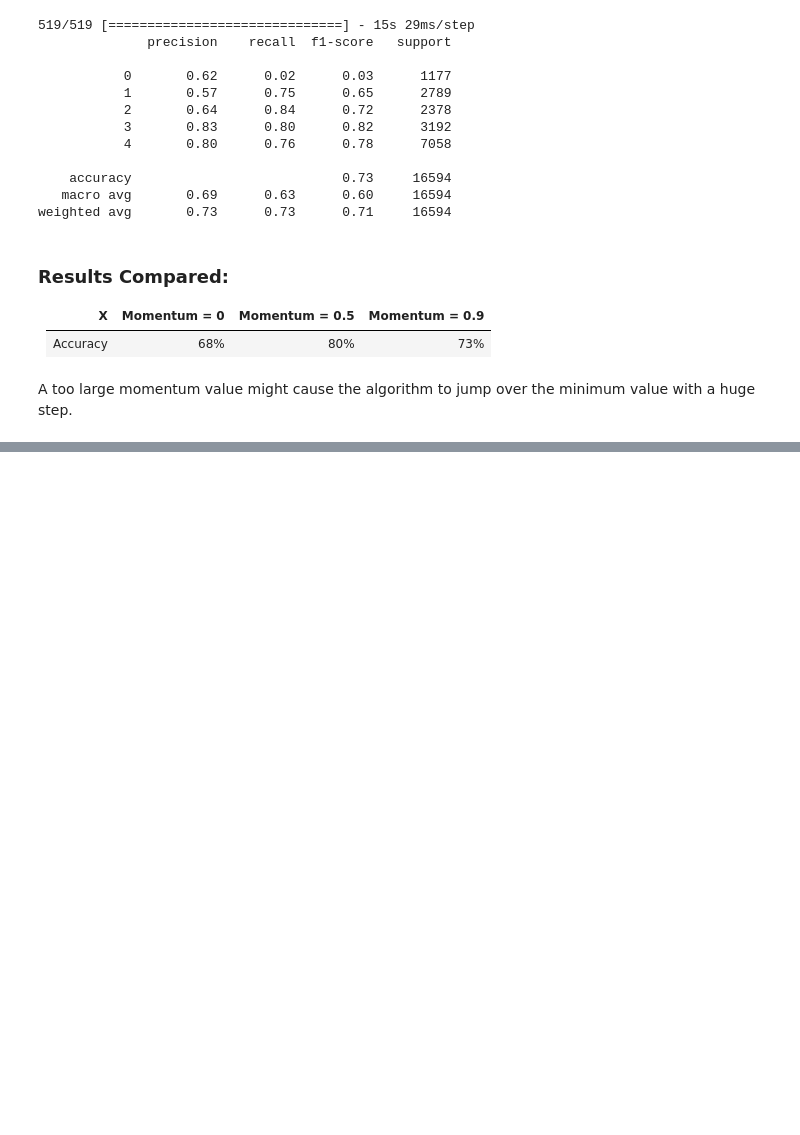
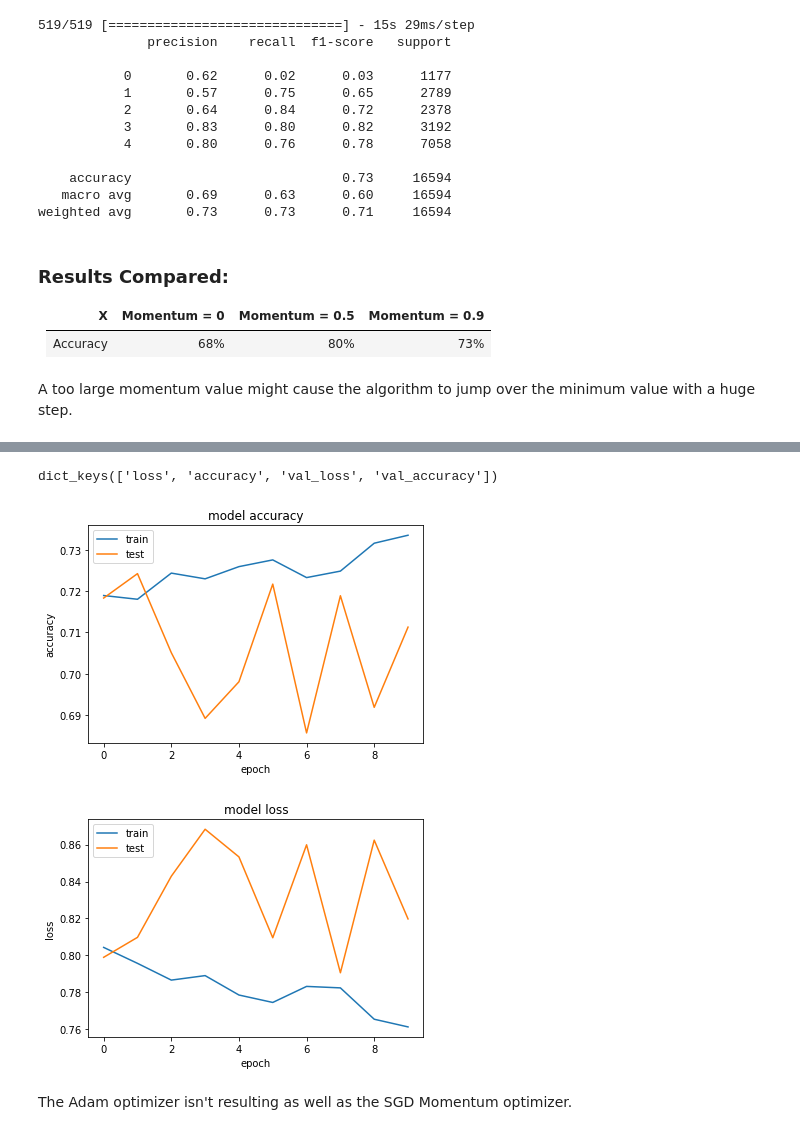
Before and after one commit to daneshvar-amrollahi/UTKFace-Classification, a Jupyter notebook: AI_CA5_P2.ipynb, the cells around one changed output, grey strips where cells are left out. Saved outputs shown, nothing was run; the diff lists cells and outputs as text; code cells hidden in the pictures; blank space fills up the shorter version.

Commit message:
Different optimizers compared

```diff
--- a/AI_CA5_P2.ipynb
+++ b/AI_CA5_P2.ipynb
@@ -393,0 +450,4 @@ A too large momentum value might cause the algorithm to jump over the minimum va
+# %%
+model.compile(optimizer = optimizers.Adam(), loss = "categorical_crossentropy", metrics = ["accuracy"])
+# %%
+history = model.fit(TrainData, validation_data = TestData, epochs = 10)
@@ -393,0 +475,27 @@ A too large momentum value might cause the algorithm to jump over the minimum va
+# %%
+
+print(history.history.keys())
+
+plt.plot(history.history['accuracy'])
+plt.plot(history.history['val_accuracy'])
+plt.title('model accuracy')
+plt.ylabel('accuracy')
+plt.xlabel('epoch')
+plt.legend(['train', 'test'], loc='upper left')
+plt.show()
+
+plt.plot(history.history['loss'])
+plt.plot(history.history['val_loss'])
+plt.title('model loss')
+plt.ylabel('loss')
+plt.xlabel('epoch')
+plt.legend(['train', 'test'], loc='upper left')
+plt.show()
+
+# Source: https://machinelearningmastery.com/display-deep-learning-model-training-history-in-keras/
+# %% [output]
+dict_keys(['loss', 'accuracy', 'val_loss', 'val_accuracy'])
+[figure, added]
+[figure, added]
+# %% [markdown]
+The Adam optimizer isn't resulting as well as the SGD Momentum optimizer.
```
Also changed, not shown: parts of 12 cells of this notebook.
